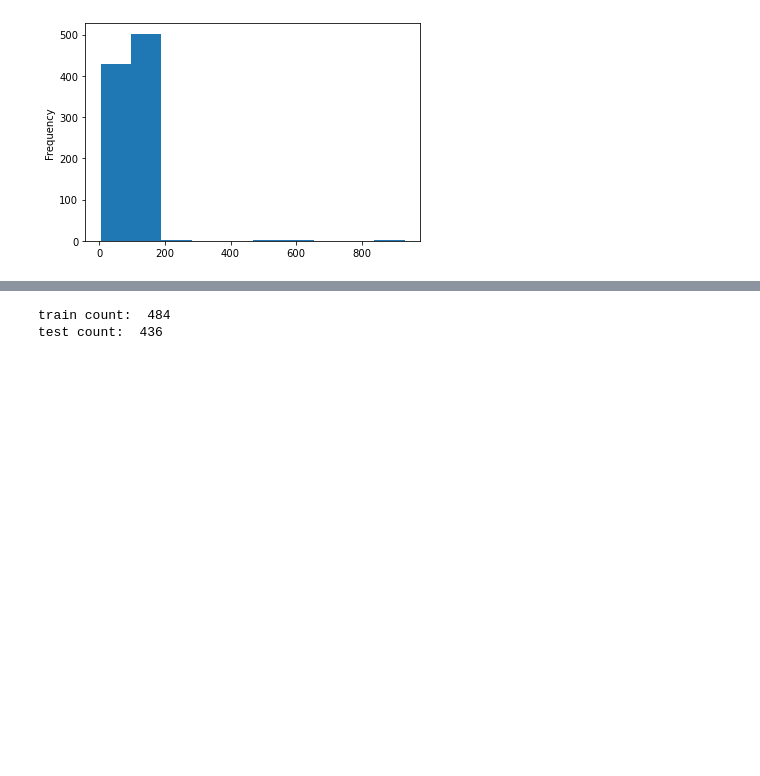
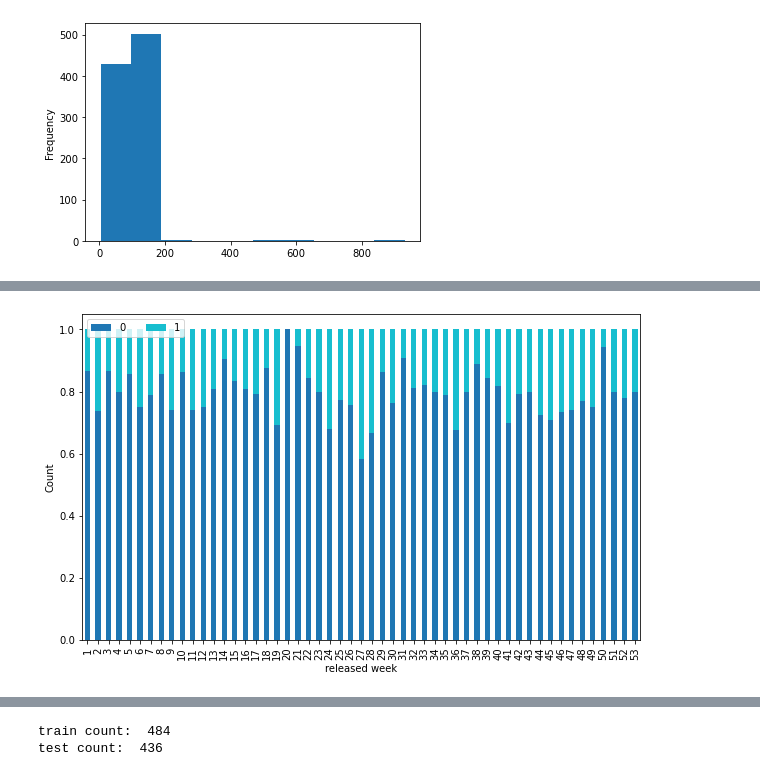
Before and after one commit to kendalldyke14/NYTCriticsChoicePrediction, a Jupyter notebook: Supervised Learning Exploration.ipynb, the cells around one changed output, grey strips where cells are left out. Cells and saved outputs as stored; diff of their text form; code cells hidden in the pictures; blank space fills up the shorter version.

```diff
--- a/Supervised Learning Exploration.ipynb
+++ b/Supervised Learning Exploration.ipynb
@@ -319,0 +353,37 @@ all_data[all_data['critics_pick'] == 0]['Runtime_mins'].plot(kind = 'hist')
+# %%
+# now we need to convert the reviewers to integers for the model (like we did with rating)
+ratings_dict = {}
+for i, name in zip(range(len(list(set(all_data['byline'])))), list(set(all_data['byline']))):
+    ratings_dict[name] = i
+all_data['byline_num'] = all_data['byline']
+all_data = all_data.replace({"byline_num": ratings_dict})
+# %%
+# we're also going to consider release date
+# we'll do it by week of the year
+all_data['Released'] = pd.to_datetime(all_data['Released'])
+weeks = []
+for x in all_data['Released']:
+    if str(x) != 'NaT':
+        week = x.isocalendar()[1]
+    else:
+        week = x
+    weeks.append(week)
+all_data['Released_week'] = weeks
+
+# now let's look at the proportions
+cross_tab_prop = pd.crosstab(index=all_data['Released_week'],
+                             columns=all_data['critics_pick'],
+                            normalize = 'index')
+cross_tab_prop.plot(kind='bar',
+                    stacked=True,
+                    colormap='tab10',
+                    figsize=(10, 6))
+
+plt.legend(loc="upper left", ncol=2)
+plt.xlabel("released week")
+plt.ylabel("Count")
+plt.show()
+
+# kind of looks like summer weeks have more picks proportionally
+# %% [output]
+[figure, added]
```
Also changed, not shown: parts of 59 cells of this notebook.
